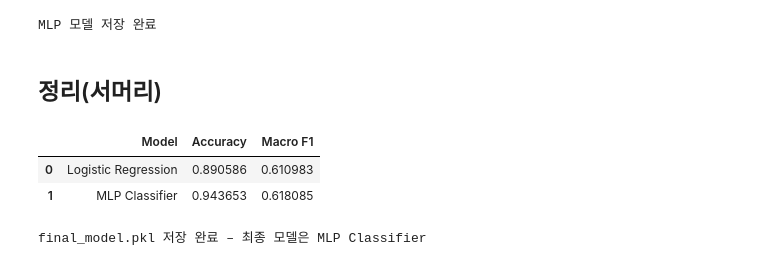
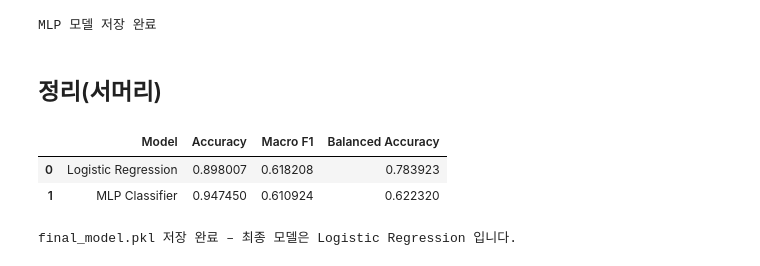
Before and after one commit to hufs24lsh/HUFS-LAI-ML-2025-2, a Jupyter notebook: submissions/202403582/assignment5/training.ipynb, the cells around one changed output. Saved outputs shown, nothing was run; the diff lists cells and outputs as text; code cells hidden in the pictures.

```diff
--- a/submissions/202403582/assignment5/training.ipynb
+++ b/submissions/202403582/assignment5/training.ipynb
@@ -466,9 +430,10 @@ valid: (11589, 5)
 from sklearn.feature_extraction.text import TfidfVectorizer
 
 tfidf = TfidfVectorizer(
-    max_features=20000,    # 단어 2만개
-    ngram_range=(1,2),     # unigram + bigram
-    min_df=3               # 최소 3번 이상 등장하는 단어만 사용
+    max_features=40000,
+    ngram_range=(1, 2),
+    min_df=5,
+    max_df=0.9
 )
 
 tfidf.fit(X_train)
@@ -500,14 +456,31 @@ LogReg 학습 완료!
 # %%
-from sklearn.metrics import accuracy_score, f1_score, classification_report
+from sklearn.linear_model import LogisticRegression
+from sklearn.metrics import accuracy_score, f1_score, balanced_accuracy_score, classification_report
 
+# 1) 모델 정의
+logreg = LogisticRegression(
+    max_iter=300,          # 200 → 300으로 조금 여유
+    class_weight="balanced",
+    n_jobs=-1
+)
+
+# 2) 학습
+logreg.fit(X_train_tfidf, y_train)
+print("Logistic Regression 학습 완료!")
+
+# 3) Validation 예측
 valid_pred_logreg = logreg.predict(X_valid_tfidf)
 
-# 결과를 변수로 저장, 나중에 비교용
+# 4) 지표 계산
 acc_logreg = accuracy_score(y_valid, valid_pred_logreg)
 f1_logreg = f1_score(y_valid, valid_pred_logreg, average="macro")
+bal_acc_logreg = balanced_accuracy_score(y_valid, valid_pred_logreg)
 
+print("\n[LogReg Validation 성능]")
 print("Accuracy:", acc_logreg)
 print("Macro F1:", f1_logreg)
+print("Balanced Accuracy:", bal_acc_logreg)
+
 print("\nClassification Report:")
 print(classification_report(y_valid, valid_pred_logreg))
 # %% [output]
@@ -545,35 +512,24 @@ print("모델 및 벡터 저장 완료")
 from sklearn.utils import resample
 import pandas as pd
 
-# weak_train.csv 다시 불러오기
 train = pd.read_csv("weak_train.csv")
 
-# 텍스트/라벨 분리
 train_df = pd.DataFrame({
     "text": train["clean_sentence"].fillna(""),
     "label": train["weak_label"]
 })
 
-# 클래스별 분리
 majority = train_df[train_df.label == 0]
 minority = train_df[train_df.label == 1]
 
-print("Before oversampling:", majority.shape, minority.shape)
-
-# minority oversample -> majority와 다르게 적당히 늘리기(환경 고려)
 minority_over = resample(
     minority,
     replace=True,
-    n_samples=30000,
+    n_samples=len(majority),    # 동일 개수까지 oversample
     random_state=42
 )
 
-
-# 합치고 섞기
 train_balanced = pd.concat([majority, minority_over]).sample(frac=1, random_state=42)
 
-print("After oversampling:", train_balanced.shape)
-
-# oversampled 데이터로 새 train 준비
 X_train_bal = train_balanced["text"]
 y_train_bal = train_balanced["label"]
@@ -686,21 +654,23 @@ MLP 모델 저장 완료
 # %%
 import pandas as pd
 
 results = pd.DataFrame({
     "Model": ["Logistic Regression", "MLP Classifier"],
     "Accuracy": [acc_logreg, acc_mlp],
-    "Macro F1": [f1_logreg, f1_mlp]
+    "Macro F1": [f1_logreg, f1_mlp],
+    "Balanced Accuracy": [bal_acc_logreg, bal_acc_mlp]
 })
 
 results
 # %% [output]
-|  | Model | Accuracy | Macro F1 |
-| 0 | Logistic Regression | 0.890586 | 0.610983 |
-| 1 | MLP Classifier | 0.943653 | 0.618085 |
+|  | Model | Accuracy | Macro F1 | Balanced Accuracy |
+| 0 | Logistic Regression | 0.898007 | 0.618208 | 0.783923 |
+| 1 | MLP Classifier | 0.947450 | 0.610924 | 0.622320 |
 # %%
-# 최종 선택된 모델
-final_model = mlp
+# 최종 선택된 모델 (Logistic Regression)
+final_model = logreg
 joblib.dump(final_model, "final_model.pkl")
-print("final_model.pkl 저장 완료 – 최종 모델은 MLP Classifier")
+
+print("final_model.pkl 저장 완료 – 최종 모델은 Logistic Regression 입니다.")
 # %% [output]
-final_model.pkl 저장 완료 – 최종 모델은 MLP Classifier
+final_model.pkl 저장 완료 – 최종 모델은 Logistic Regression 입니다.
```
Also changed, not shown: parts of 17 cells of this notebook.
